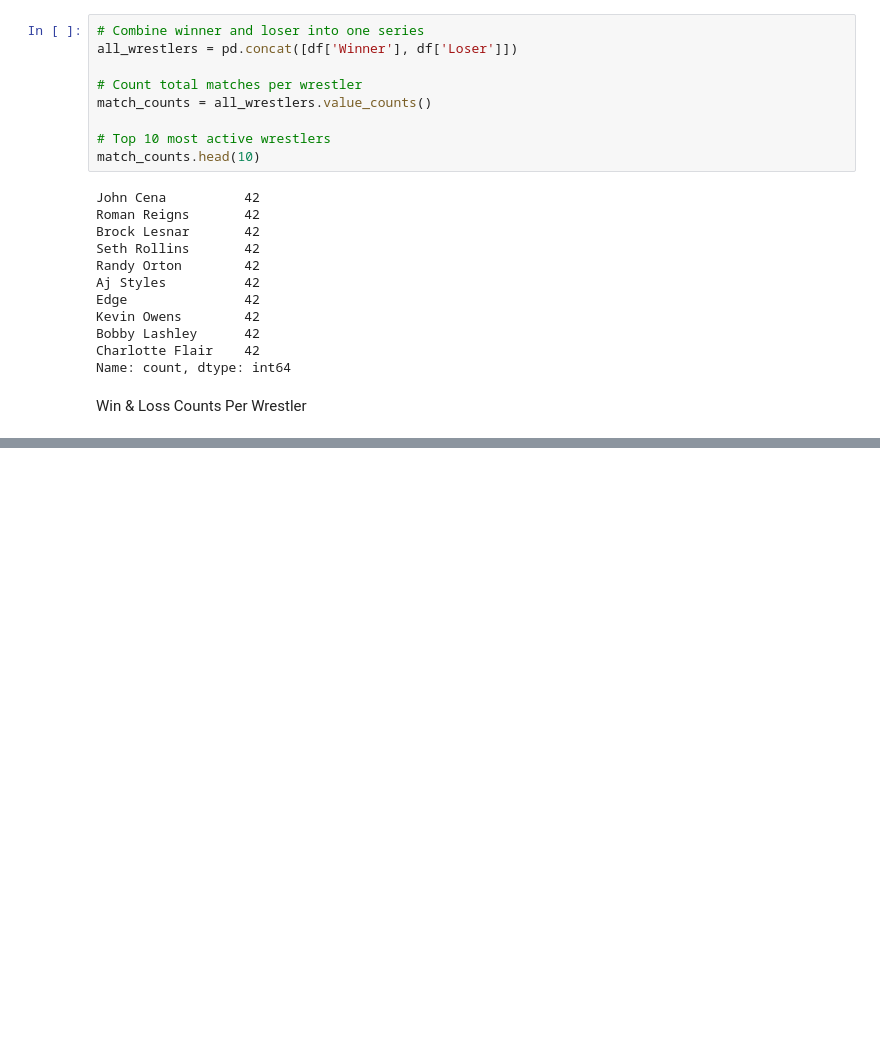
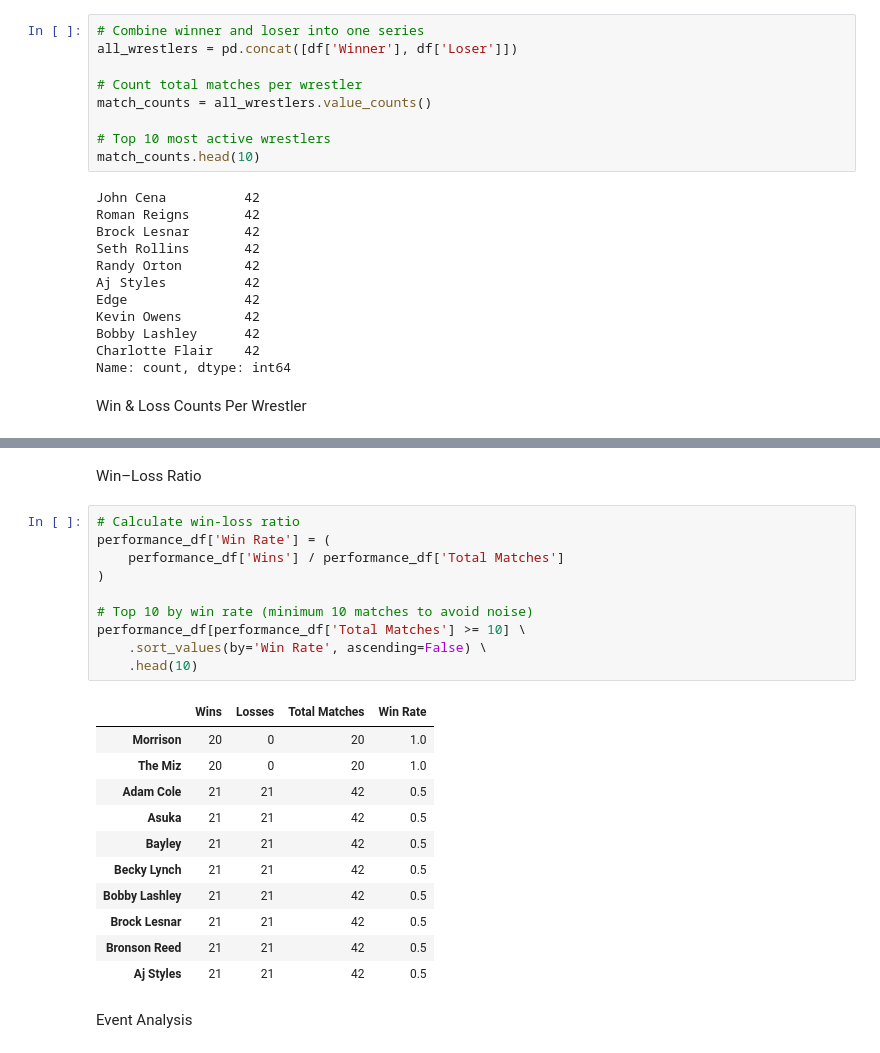
Before and after one commit to Anikkarki/wrestling_DataScience, a Jupyter notebook: code/EDA.ipynb, the cells around one changed output, grey strips where cells are left out. Drawn from its saved outputs; the diff is of its cells as text; blank space fills up the shorter version.

```diff
--- a/code/EDA.ipynb
+++ b/code/EDA.ipynb
@@ -84,0 +97,26 @@ performance_df.sort_values(by='Wins', ascending=False).head(10)
+# %% [markdown]
+Win–Loss Ratio
+# %%
+# Calculate win-loss ratio
+performance_df['Win Rate'] = (
+    performance_df['Wins'] / performance_df['Total Matches']
+)
+
+# Top 10 by win rate (minimum 10 matches to avoid noise)
+performance_df[performance_df['Total Matches'] >= 10] \
+    .sort_values(by='Win Rate', ascending=False) \
+    .head(10)
+# %% [output]
+|  | Wins | Losses | Total Matches | Win Rate |
+| Morrison | 20 | 0 | 20 | 1.0 |
+| The Miz | 20 | 0 | 20 | 1.0 |
+| Adam Cole | 21 | 21 | 42 | 0.5 |
+| Asuka | 21 | 21 | 42 | 0.5 |
+| Bayley | 21 | 21 | 42 | 0.5 |
+| Becky Lynch | 21 | 21 | 42 | 0.5 |
+| Bobby Lashley | 21 | 21 | 42 | 0.5 |
+| Brock Lesnar | 21 | 21 | 42 | 0.5 |
+| Bronson Reed | 21 | 21 | 42 | 0.5 |
+| Aj Styles | 21 | 21 | 42 | 0.5 |
+# %% [markdown]
+Event Analysis
```
Also changed, not shown: parts of 12 cells of this notebook.
